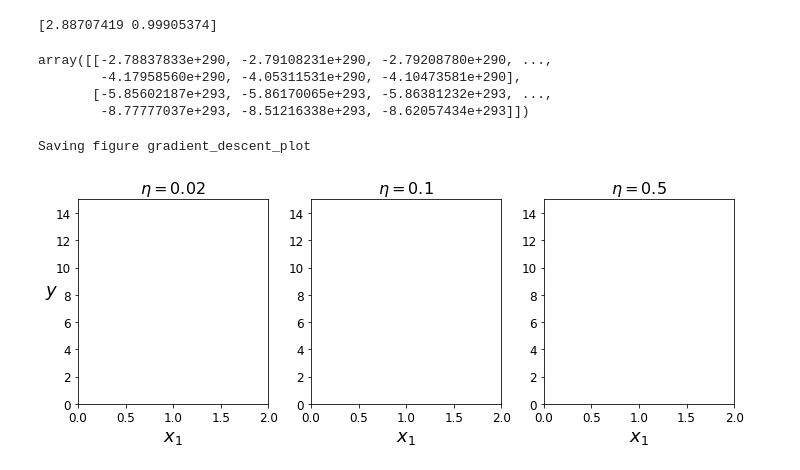
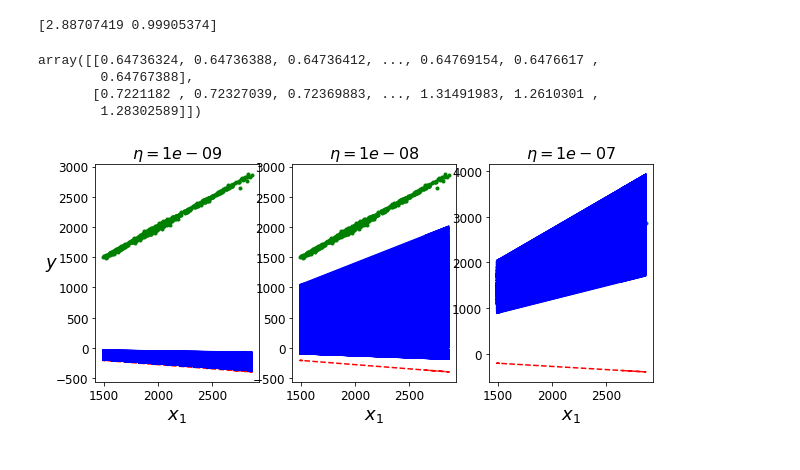
Before and after one commit to rtjuandi/Stock-Market-DAP, a Jupyter notebook: DAP4/GradientDecent.ipynb, the cells around one changed output. Drawn from its saved outputs; the diff is of its cells as text; code cells hidden in the pictures.

Commit message:
gradient

```diff
--- a/DAP4/GradientDecent.ipynb
+++ b/DAP4/GradientDecent.ipynb
@@ -76,7 +87,7 @@ print(theta_best)
 # %% [output]
 [2.88707419 0.99905374]
 # %%
-eta = 0.0001  # learning rate
+eta = 0.00000001  # learning rate
 n_iterations = 100
 m = len(X)
 
@@ -87,41 +98,39 @@ for iteration in range(n_iterations):
     theta = theta - eta * gradients
 theta
 # %% [output]
-array([[-2.78837833e+290, -2.79108231e+290, -2.79208780e+290, ...,
-        -4.17958560e+290, -4.05311531e+290, -4.10473581e+290],
-       [-5.85602187e+293, -5.86170065e+293, -5.86381232e+293, ...,
-        -8.77777037e+293, -8.51216338e+293, -8.62057434e+293]])
+array([[0.64736324, 0.64736388, 0.64736412, ..., 0.64769154, 0.6476617 ,
+        0.64767388],
+       [0.7221182 , 0.72327039, 0.72369883, ..., 1.31491983, 1.2610301 ,
+        1.28302589]])
 # %%
 theta_path_bgd = []
 
 def plot_gradient_descent(theta, eta, theta_path=None):
     m = len(X_b)
-    plt.plot(X, y, "b.")
-    n_iterations = 1000
+    plt.plot(X, y, "g.")
+    n_iterations = 15
     for iteration in range(n_iterations):
         if iteration < 10:
-            y_predict = X_new_b.dot(theta)
+            y_predict = X_b.dot(theta)
             style = "b-" if iteration > 0 else "r--"
-            plt.plot(X_new, y_predict, style)
+            plt.plot(X, y_predict, style)
         gradients = 2/m * X_b.T.dot(X_b.dot(theta) - y)
         theta = theta - eta * gradients
         if theta_path is not None:
             theta_path.append(theta)
     plt.xlabel("$x_1$", fontsize=18)
-    plt.axis([0, 2, 0, 15])
+    #plt.axis([1500, 2500, 1500, 2500])
     plt.title(r"$\eta = {}$".format(eta), fontsize=16)
 # %%
 np.random.seed(42)
 theta = np.random.randn(2,1)  # random initialization
 
 plt.figure(figsize=(10,4))
-plt.subplot(131); plot_gradient_descent(theta, eta=0.02)
+plt.subplot(131); plot_gradient_descent(theta, eta=0.000000001)
 plt.ylabel("$y$", rotation=0, fontsize=18)
-plt.subplot(132); plot_gradient_descent(theta, eta=0.1, theta_path=theta_path_bgd)
-plt.subplot(133); plot_gradient_descent(theta, eta=0.5)
+plt.subplot(132); plot_gradient_descent(theta, eta=0.00000001, theta_path=theta_path_bgd)
+plt.subplot(133); plot_gradient_descent(theta, eta=0.0000001)
 
-save_fig("gradient_descent_plot")
 plt.show()
 # %% [output]
-Saving figure gradient_descent_plot
-[figure, old version]
+[figure, new version]
```
Also changed, not shown: parts of 1 cell of this notebook, 3 other files.
